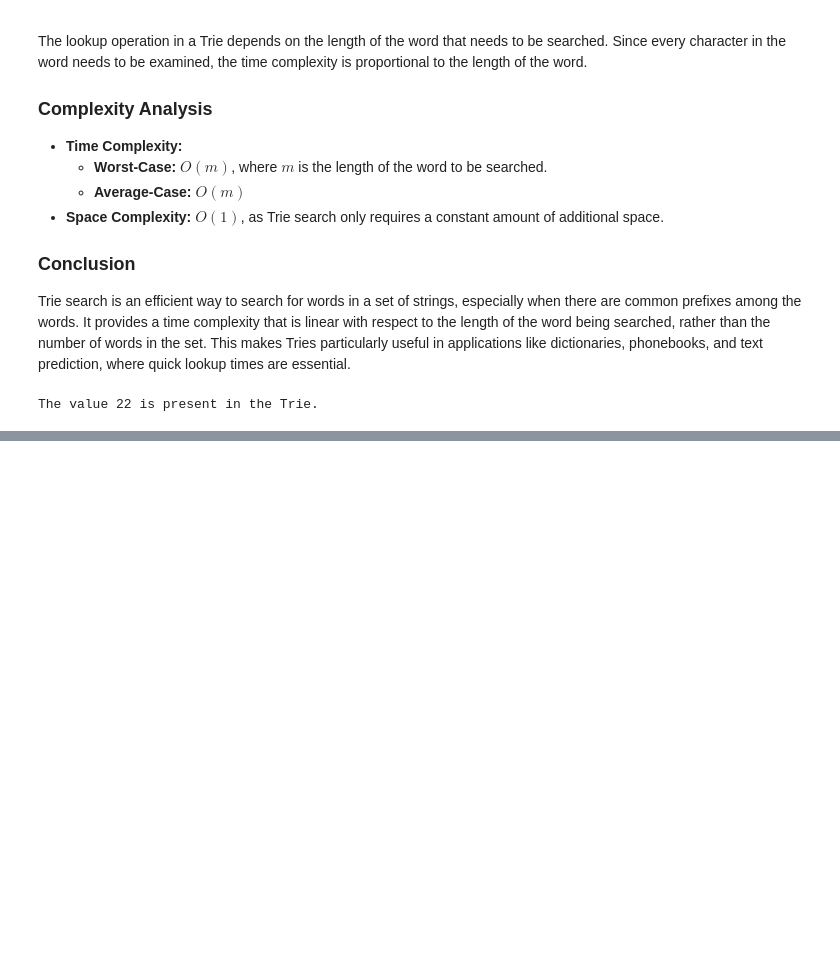
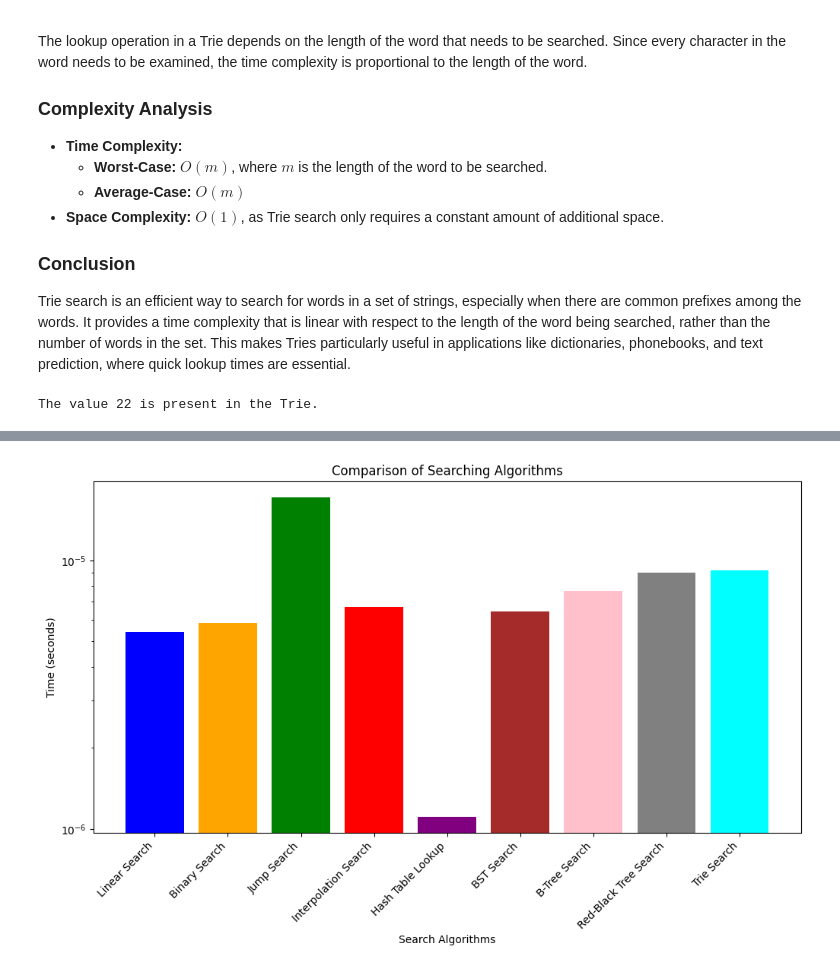
Before and after one commit to mbeps/algorithms, a Jupyter notebook: algorithms.ipynb, the cells around one changed output, grey strips where cells are left out. Drawn from its saved outputs; the diff is of its cells as text; code cells hidden in the pictures; blank space fills up the shorter version.

Commit message:
Added comparison

```diff
--- a/algorithms.ipynb
+++ b/algorithms.ipynb
@@ -1438,0 +1531,56 @@ The value 22 is present in the Trie.
+# %%
+def timed_search(search_algorithm: Callable[[List[int], int], int], search_list: List[int], test_value: int) -> float:
+    start_time = time.perf_counter()
+    search_algorithm(search_list, test_value)
+    return time.perf_counter() - start_time
+
+def compare_search_algorithms():
+    algorithms = ['Linear Search', 'Binary Search', 'Jump Search', 'Interpolation Search', 'Hash Table Lookup',
+                  'BST Search', 'B-Tree Search', 'Red-Black Tree Search', 'Trie Search']
+    times = []
+
+    # Record the time taken by each searching algorithm
+    times.append(timed_search(linear_search, test_list, 22))
+    times.append(timed_search(binary_search, sorted_test_list, 22))
+    times.append(timed_search(jump_search, sorted_test_list, 22))
+    times.append(timed_search(interpolation_search, sorted_test_list, 22))
+
+    # Hash Table Lookup
+    start_time = time.perf_counter()
+    _ = 22 in hash_table
+    times.append(time.perf_counter() - start_time)
+
+    # BST Search
+    start_time = time.perf_counter()
+    _ = bst_search(bst, 22)
+    times.append(time.perf_counter() - start_time)
+
+    # B-Tree Search
+    start_time = time.perf_counter()
+    _ = btree.search(22)
+    times.append(time.perf_counter() - start_time)
+
+    # Red-Black Tree Search
+    start_time = time.perf_counter()
+    _ = rb_tree.search(22)
+    times.append(time.perf_counter() - start_time)
+
+    # Trie Search
+    start_time = time.perf_counter()
+    _ = trie.search(str(22))
+    times.append(time.perf_counter() - start_time)
+
+    # Plotting the graph
+    plt.figure(figsize=[12,6])
+    plt.bar(algorithms, times, color=['blue', 'orange', 'green', 'red', 'purple', 'brown', 'pink', 'gray', 'cyan'])
+    plt.xlabel('Search Algorithms')
+    plt.ylabel('Time (seconds)')
+    plt.title('Comparison of Searching Algorithms')
+    plt.xticks(rotation=45, ha='right')
+    plt.yscale('log')  # Optional: use a logarithmic scale to differentiate algorithms with small time differences
+    plt.show()
+
+# Run the comparison
+compare_search_algorithms()
+# %% [output]
+[figure, added]
```
Also changed, not shown: parts of 3 cells of this notebook.
